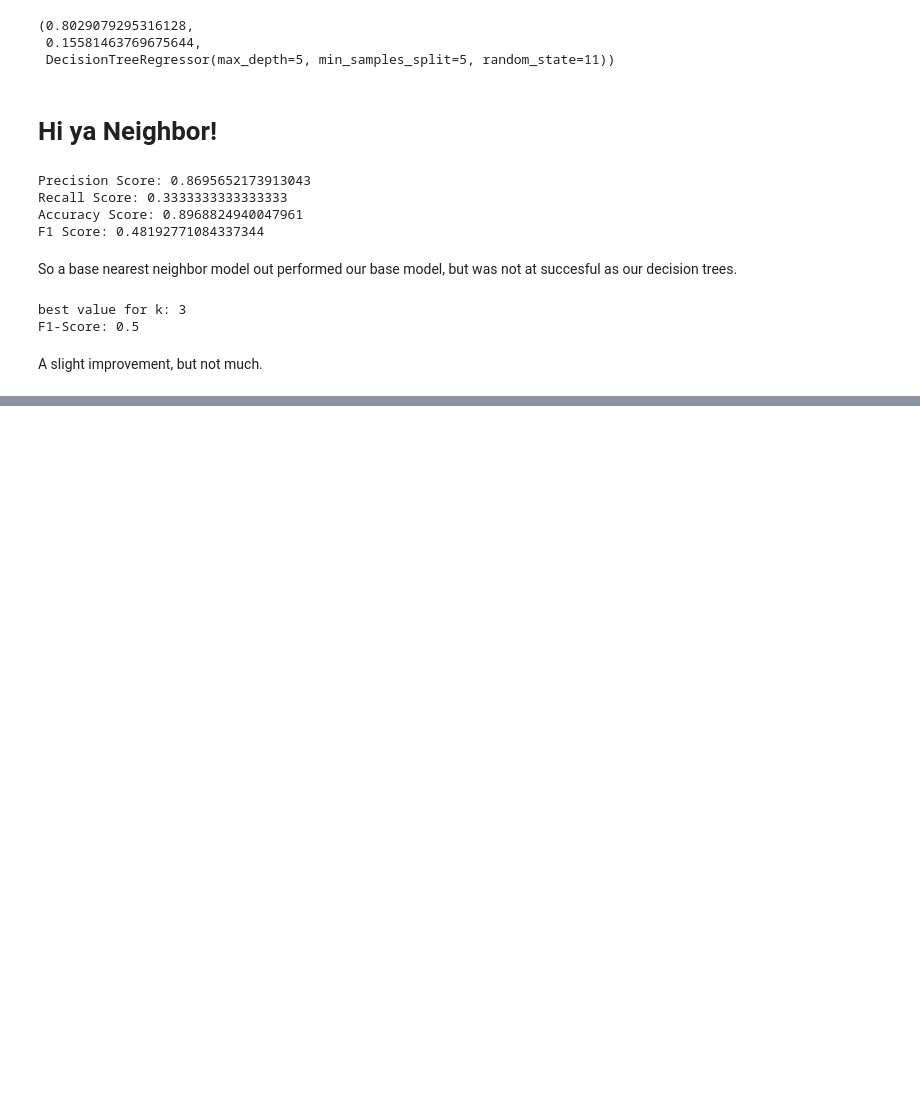
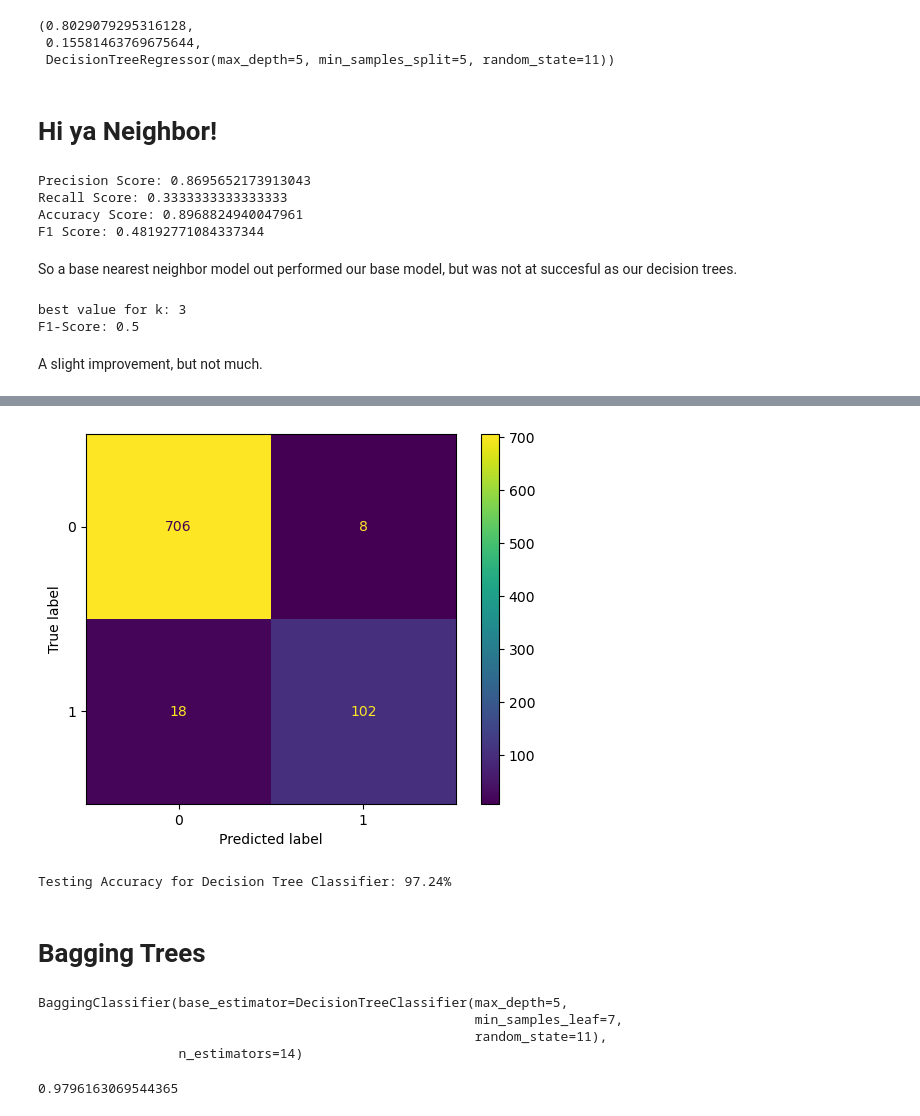
Before and after one commit to gzedwards/Telecom-Churn-Model, a Jupyter notebook: tele-model.ipynb, the cells around one changed output, grey strips where cells are left out. Drawn from its saved outputs; the diff is of its cells as text; code cells hidden in the pictures; blank space fills up the shorter version.

Commit message:
Bagging

```diff
--- a/tele-model.ipynb
+++ b/tele-model.ipynb
@@ -638,0 +760,27 @@ A slight improvement, but not much.
+# %%
+pred_tree = tree_clf.predict(X_test)
+
+cnf_matrix3 = confusion_matrix(y_test, pred_tree)
+
+matrix3 = ConfusionMatrixDisplay(confusion_matrix=cnf_matrix3)
+matrix3.plot();
+# %% [output]
+[figure, added]
+# %%
+print("Testing Accuracy for Decision Tree Classifier: {:.4}%".format(accuracy_score(y_test, pred_tree) * 100))
+# %% [output]
+Testing Accuracy for Decision Tree Classifier: 97.24%
+# %% [markdown]
+# Bagging Trees
+# %%
+bagged_tree = BaggingClassifier(DecisionTreeClassifier(criterion='gini', max_depth=5, random_state=11, min_samples_leaf=7), n_estimators=14)
+bagged_tree.fit(X_train, y_train)
+# %% [output]
+BaggingClassifier(base_estimator=DecisionTreeClassifier(max_depth=5,
+                                                        min_samples_leaf=7,
+                                                        random_state=11),
+                  n_estimators=14)
+# %%
+bagged_tree.score(X_test, y_test)
+# %% [output]
+0.9796163069544365
```
Also changed, not shown: parts of 42 cells of this notebook.
